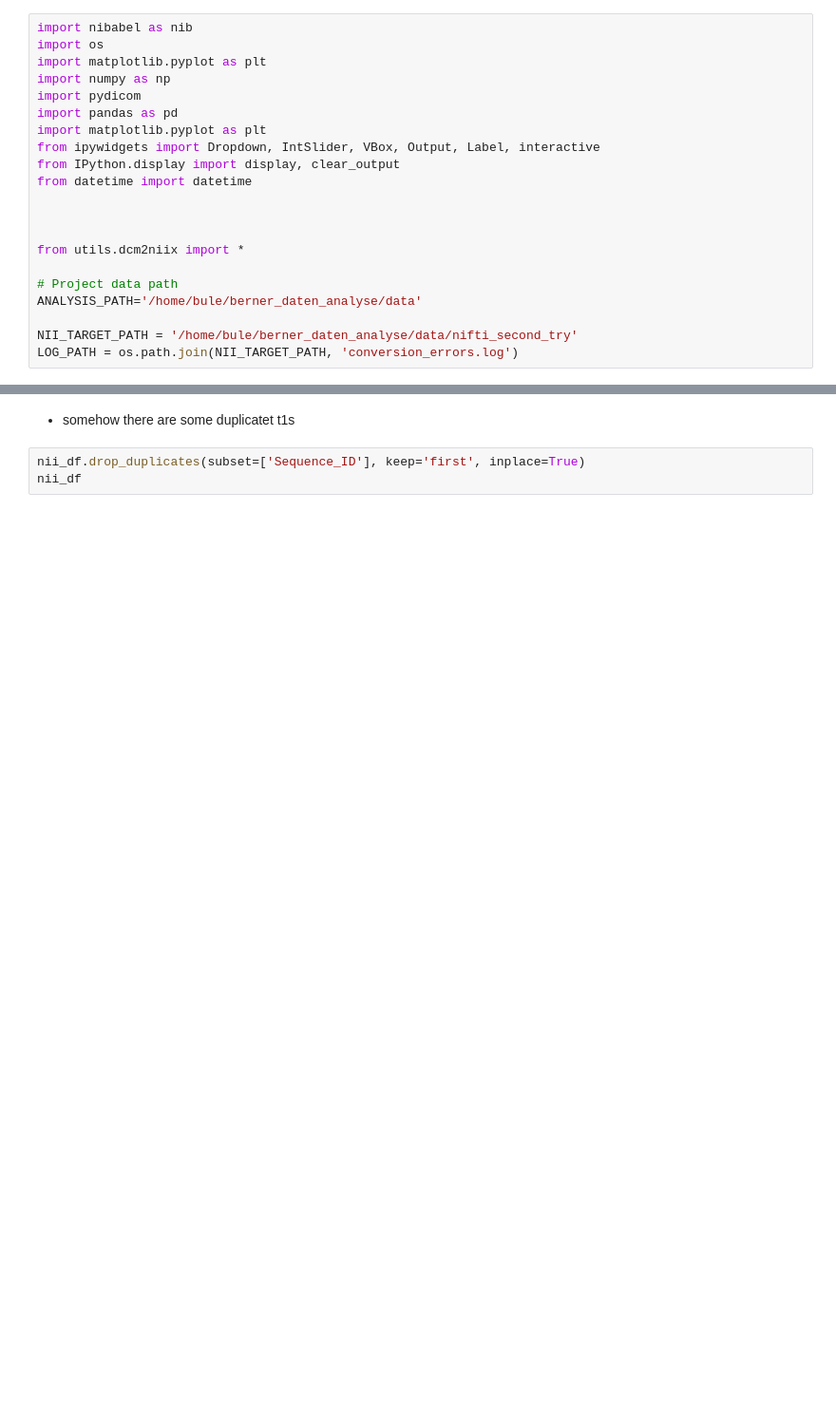
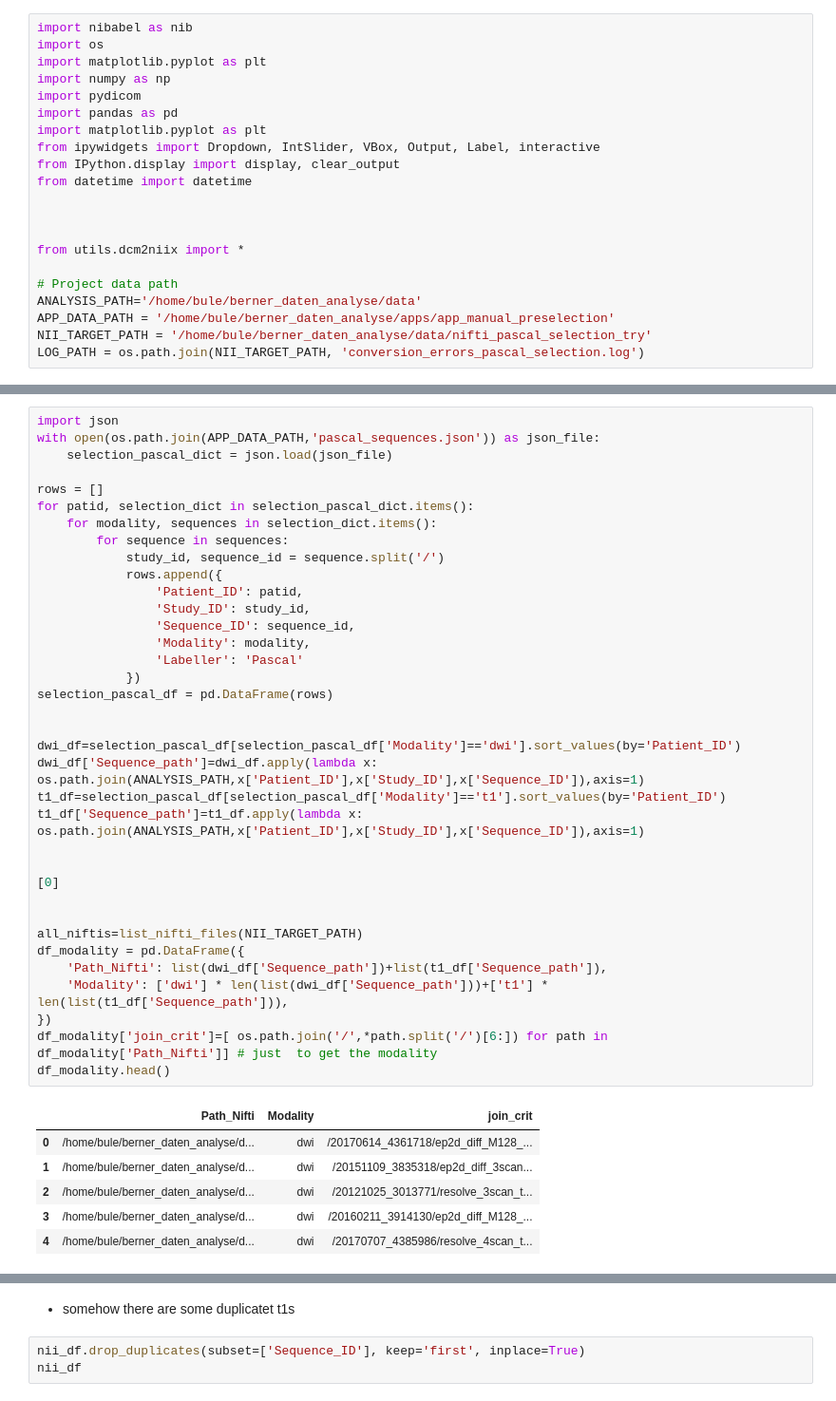
Before and after one commit to buehlpa/berne-cohort-data-pipeline, a Jupyter notebook: 2_1_inspect_niftis.ipynb, the cells around one changed output, grey strips where cells are left out. Shown: that part at 95% size. Drawn from its saved outputs; the diff is of its cells as text; blank space fills up the shorter version.

```diff
--- a/2_1_inspect_niftis.ipynb
+++ b/2_1_inspect_niftis.ipynb
@@ -16,9 +16,9 @@ from utils.dcm2niix import *
 
 # Project data path
 ANALYSIS_PATH='/home/bule/berner_daten_analyse/data'
-
-NII_TARGET_PATH = '/home/bule/berner_daten_analyse/data/nifti_second_try'
-LOG_PATH = os.path.join(NII_TARGET_PATH, 'conversion_errors.log')
+APP_DATA_PATH = '/home/bule/berner_daten_analyse/apps/app_manual_preselection'
+NII_TARGET_PATH = '/home/bule/berner_daten_analyse/data/nifti_pascal_selection_try'
+LOG_PATH = os.path.join(NII_TARGET_PATH, 'conversion_errors_pascal_selection.log')
 # %%
 dwi_t1_df_2=pd.read_csv(os.path.join(ANALYSIS_PATH,"dwi_t1_df_2.csv"))
 dwi_t1_df_2.sort_values(by='Patient_ID',inplace=True)
@@ -50,3 +70,46 @@ print(target_nii_sequences_t1[0])
+# %%
+import json
+with open(os.path.join(APP_DATA_PATH,'pascal_sequences.json')) as json_file:
+    selection_pascal_dict = json.load(json_file)
+
+rows = []
+for patid, selection_dict in selection_pascal_dict.items():
+    for modality, sequences in selection_dict.items():
+        for sequence in sequences:
+            study_id, sequence_id = sequence.split('/')
+            rows.append({
+                'Patient_ID': patid,
+                'Study_ID': study_id,
+                'Sequence_ID': sequence_id,
+                'Modality': modality,
+                'Labeller': 'Pascal'
+            })
+selection_pascal_df = pd.DataFrame(rows)
+
+
+dwi_df=selection_pascal_df[selection_pascal_df['Modality']=='dwi'].sort_values(by='Patient_ID')
+dwi_df['Sequence_path']=dwi_df.apply(lambda x: os.path.join(ANALYSIS_PATH,x['Patient_ID'],x['Study_ID'],x['Sequence_ID']),axis=1)
+t1_df=selection_pascal_df[selection_pascal_df['Modality']=='t1'].sort_values(by='Patient_ID')
+t1_df['Sequence_path']=t1_df.apply(lambda x: os.path.join(ANALYSIS_PATH,x['Patient_ID'],x['Study_ID'],x['Sequence_ID']),axis=1)
+
+
+[0]
+
+
+all_niftis=list_nifti_files(NII_TARGET_PATH)
+df_modality = pd.DataFrame({
+    'Path_Nifti': list(dwi_df['Sequence_path'])+list(t1_df['Sequence_path']),
+    'Modality': ['dwi'] * len(list(dwi_df['Sequence_path']))+['t1'] * len(list(t1_df['Sequence_path'])),
+})
+df_modality['join_crit']=[ os.path.join('/',*path.split('/')[6:]) for path in df_modality['Path_Nifti']] # just  to get the modality
+df_modality.head()
+# %% [output]
+|  | Path_Nifti | Modality | join_crit |
+| 0 | /home/bule/berner_daten_analyse/d... | dwi | /20170614_4361718/ep2d_diff_M128_... |
+| 1 | /home/bule/berner_daten_analyse/d... | dwi | /20151109_3835318/ep2d_diff_3scan... |
+| 2 | /home/bule/berner_daten_analyse/d... | dwi | /20121025_3013771/resolve_3scan_t... |
+| 3 | /home/bule/berner_daten_analyse/d... | dwi | /20160211_3914130/ep2d_diff_M128_... |
+| 4 | /home/bule/berner_daten_analyse/d... | dwi | /20170707_4385986/resolve_4scan_t... |
 # %%
 all_niftis=list_nifti_files(NII_TARGET_PATH)
 df_modality = pd.DataFrame({
```
Also changed, not shown: parts of 5 cells of this notebook, 14 other files.
